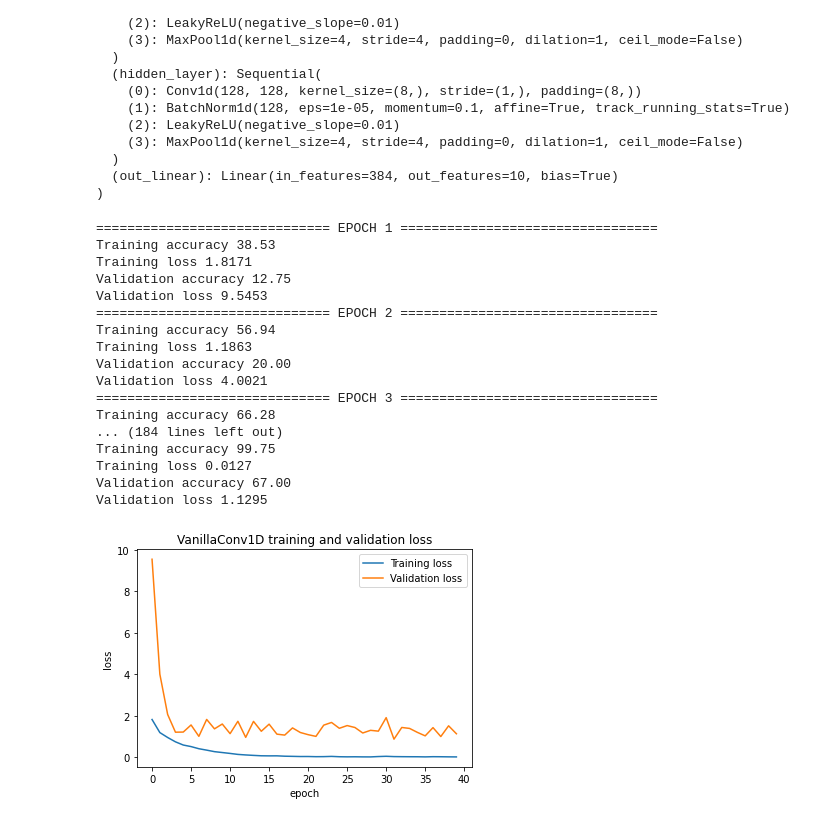
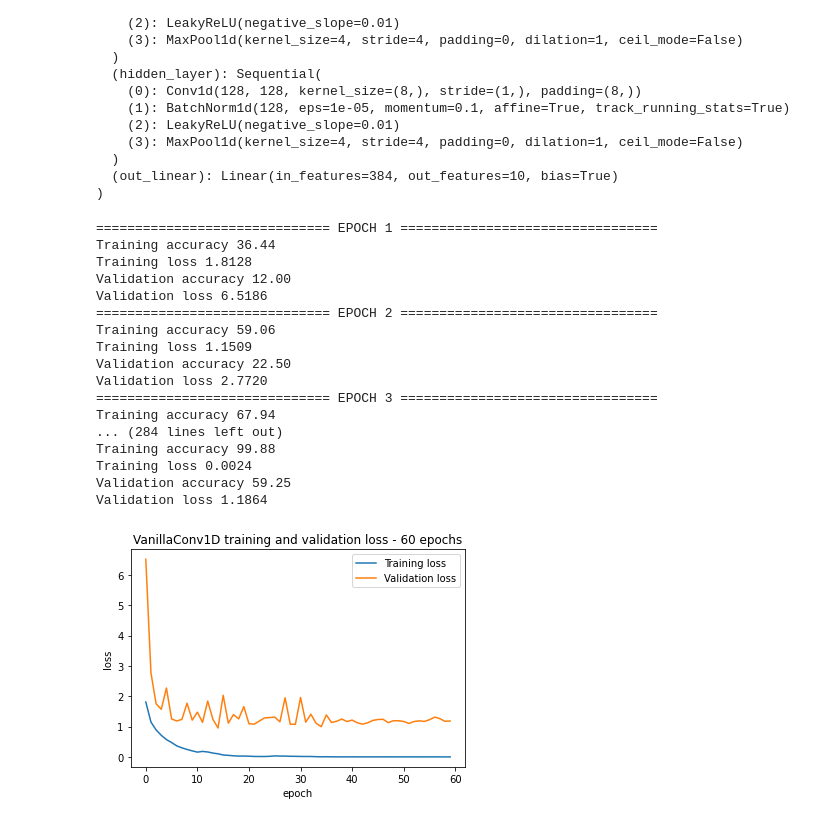
Before and after one commit to ConcoLab/genrecog, a Jupyter notebook: samples/notebooks/CNN/VanillaConv1d.ipynb, the cells around one changed output. Drawn from its saved outputs; the diff is of its cells as text; code cells hidden in the pictures.

```diff
--- a/samples/notebooks/CNN/VanillaConv1d.ipynb
+++ b/samples/notebooks/CNN/VanillaConv1d.ipynb
@@ -166,28 +166,28 @@ trainer_2 = CNNFbankTrainer(
     loss=loss,
     train_dataloader=train_dataloader,
     validation_dataloader=validation_dataloader,
-    num_epochs=40)
+    num_epochs=60)
 trainer_2.train()
 # %% [output]
 ============================== EPOCH 1 =================================
-Training accuracy 38.53
-Training loss 1.8171
-Validation accuracy 12.75
-Validation loss 9.5453
+Training accuracy 36.44
+Training loss 1.8128
+Validation accuracy 12.00
+Validation loss 6.5186
 ============================== EPOCH 2 =================================
-Training accuracy 56.94
-Training loss 1.1863
-Validation accuracy 20.00
-Validation loss 4.0021
+Training accuracy 59.06
+Training loss 1.1509
+Validation accuracy 22.50
+Validation loss 2.7720
 ============================== EPOCH 3 =================================
-Training accuracy 66.28
-... (184 lines left out)
-Training accuracy 99.75
-Training loss 0.0127
-Validation accuracy 67.00
-Validation loss 1.1295
+Training accuracy 67.94
+... (284 lines left out)
+Training accuracy 99.88
+Training loss 0.0024
+Validation accuracy 59.25
+Validation loss 1.1864
 # %%
-trainer_2.plot_loss("VanillaConv1D training and validation loss")
+trainer_2.plot_loss("VanillaConv1D training and validation loss - 60 epochs")
 # %% [output]
-[figure, old version]
+[figure, new version]
 # %%
```
Also changed, not shown: parts of 11 cells of this notebook, 7 other files.
